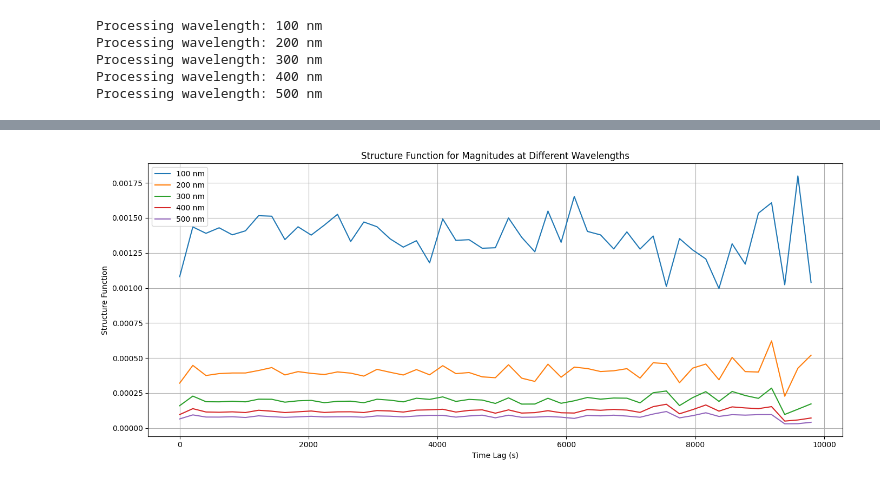
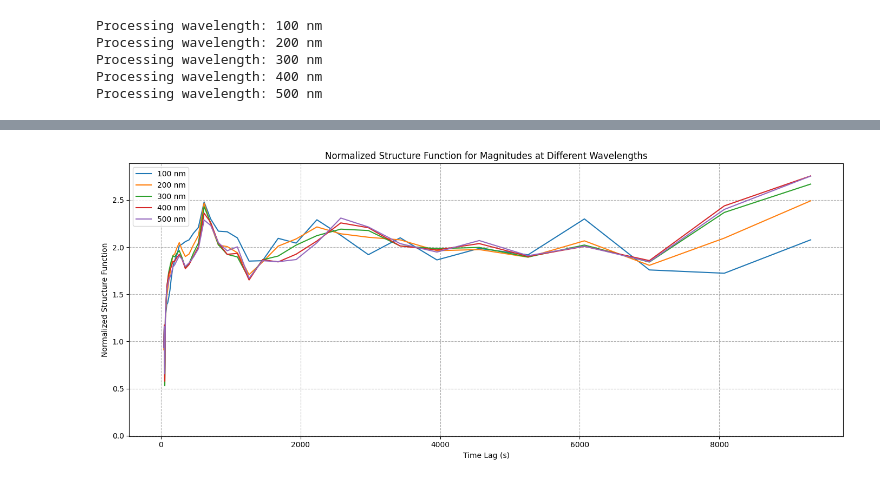
Before and after one commit to 221Shaurya/AGN_variability, a Jupyter notebook: color_evolution.ipynb, the cells around one changed output, grey strips where cells are left out. Cells and saved outputs as stored; diff of their text form; code cells hidden in the pictures.

Commit message:
generated a temperature profile plot at a specific time-stamp and changed the SF to normalised strucutre function

```diff
--- a/color_evolution.ipynb
+++ b/color_evolution.ipynb
@@ -340,20 +361,22 @@ def compute_structure_function(magnitude_data, times, num_bins=50, max_points=10
 # %%
-# Cell 27: Plot Structure Function for All Wavelengths
+# Cell 27: Plot Normalized Structure Function for All Wavelengths
+
 plt.figure(figsize=(14, 6))
 
 for idx, wavelength in enumerate(wavelengths):
-    lag_bins, sf = compute_structure_function(magnitudes[idx, :], filtered_times)
-    plt.plot(lag_bins, sf, label=f'{int(wavelength*1e9)} nm')
+    lag_bins, sf_normalized = compute_normalized_structure_function(magnitudes[idx, :], filtered_times)
+    plt.plot(lag_bins, sf_normalized, label=f'{int(wavelength*1e9)} nm')
 
+#plt.xscale('log')
+#plt.yscale('log')
 plt.xlabel('Time Lag (s)')
-#plt.yscale('log')
-plt.ylabel('Structure Function')
-plt.title('Structure Function for Magnitudes at Different Wavelengths')
+plt.ylabel('Normalized Structure Function')
+plt.title('Normalized Structure Function for Magnitudes at Different Wavelengths')
 plt.legend()
-plt.grid(True)
+plt.grid(True, which='both', ls='--')
 plt.tight_layout()
 plt.show()
 # %% [output]
-[figure, old version]
+[figure, new version]
 # %%
 # Cell 28: Visualize Sample Flare Function (Optional)
```
Also changed, not shown: parts of 7 cells of this notebook, 1 other file.
